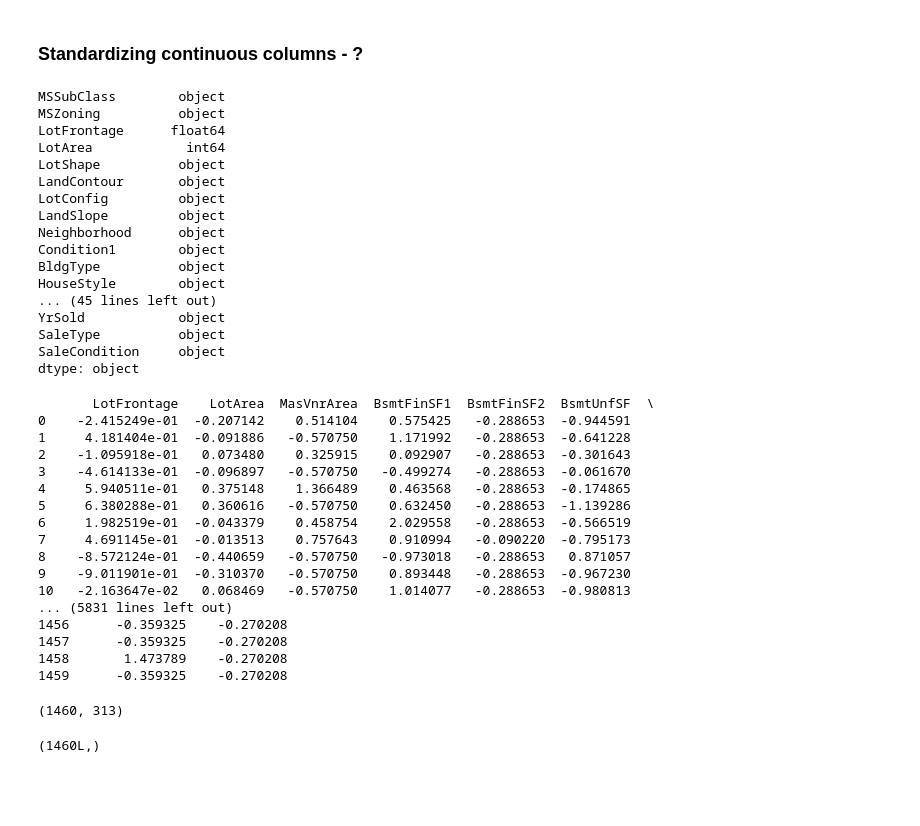
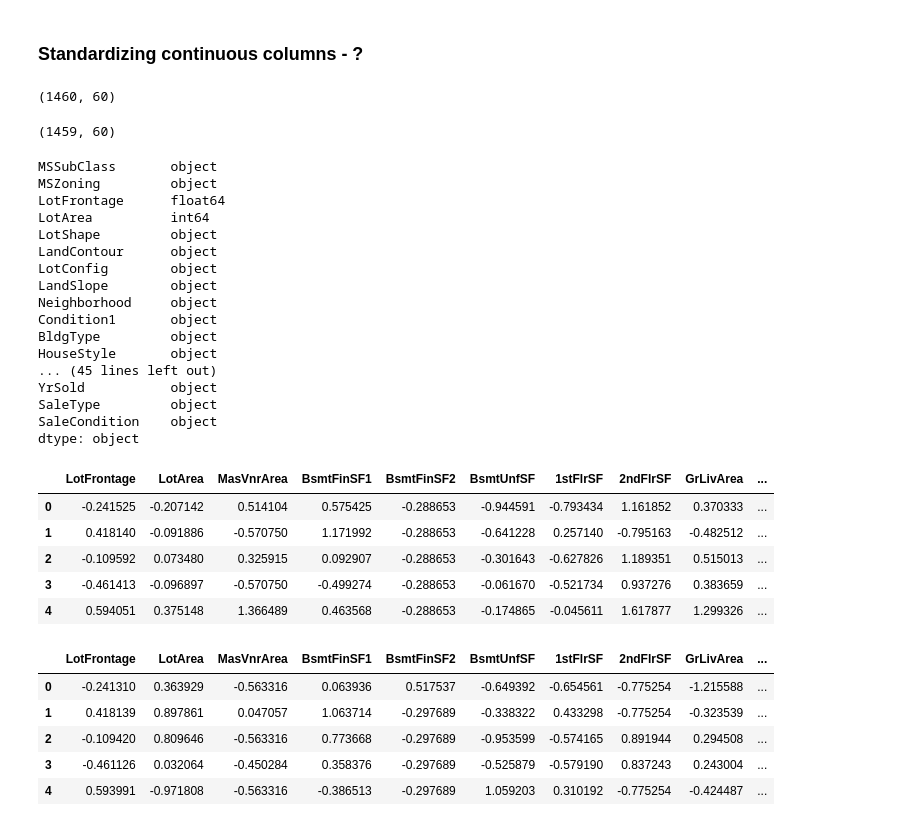
Before and after one commit to MarioJelev/ML, a Jupyter notebook: 6375_HousingPrices/HousePrices-Advanced.ipynb, the cells around one changed output. Drawn from its saved outputs; the diff is of its cells as text; code cells hidden in the pictures; blank space fills up the shorter version.

```diff
--- a/6375_HousingPrices/HousePrices-Advanced.ipynb
+++ b/6375_HousingPrices/HousePrices-Advanced.ipynb
@@ -268,6 +325,11 @@ corr_salePrice(['Neighborhood'])
 # %% [output]
 [figure]
 # %%
+difference = list(set(data['Neighborhood'].unique()) - set(test['Neighborhood'].unique()))
+print ("Difference in neighborhoods between training and test sets: " , difference)
+
+
+
 data['Neighborhood'].value_counts().sort_index(ascending=False)
 neighborhoodMap = {}
 for expN in ['NoRidge','NridgHt','StoneBr']:
@@ -278,6 +340,9 @@ for cheapN in ['Mitchel','NAmes','NPkVill','SWISU','Blueste','Sawyer','OldTown',
     neighborhoodMap[cheapN] = 'CheapN'
 for poorN in ['BrDale','IDOTRR','MeadowV']:
     neighborhoodMap[poorN] = 'PoorN'
+
 data['Neighborhood'] = data['Neighborhood'].map(neighborhoodMap)
+test['Neighborhood'] = test['Neighborhood'].map(neighborhoodMap)
+
 data['Neighborhood'].value_counts().sort_index(ascending=False)
 # %% [output]
@@ -310,7 +376,11 @@ corr_salePrice(['Condition1'])
 # %% [output]
 [figure]
 # %%
+difference = list(set(data['Condition1'].unique()) - set(test['Condition1'].unique()))
+print ("Difference in Condition1 between training and test sets: " , difference)
+
 data['Condition1'].value_counts().sort_index(ascending=False)
+
 conditionMap = {}
 for rrn in ['RRNn','RRNe','RRAn', 'RRAe']:
     conditionMap[rrn] = 'railroad'
@@ -318,6 +388,9 @@ for norm in ['Norm']:
     conditionMap[norm] = 'normal'
 for other in ['PosN','PosA','Feedr', 'Artery']:
     conditionMap[other] = 'other'
+
 data['Condition1'] = data['Condition1'].map(conditionMap)
+test['Condition1'] = test['Condition1'].map(conditionMap)
+
 data['Condition1'].value_counts().sort_index(ascending=False)
 # %% [output]
@@ -340,16 +414,23 @@ corr_salePrice(['HouseStyle'])
 # %% [output]
 [figure]
 # %%
+difference = list(set(data['LotShape'].unique()) - set(test['LotShape'].unique()))
+print ("Difference in LotShape between training and test sets: " , difference)
+
 
 # data.dtypes
 data['LotShape'].value_counts().sort_values()
+
 corr_salePrice(['LotShape'])
 lotMap = {}
 for irreg in ['IR1','IR2','IR3']:
     lotMap[irreg] = 'irregular'
 for reg in ['Reg']:
     lotMap[reg] = 'regular'
+
 data['LotShape'] = data['LotShape'].map(lotMap)
+test['LotShape'] = test['LotShape'].map(lotMap)
+
 data['LotShape'].value_counts().sort_index(ascending=False)
 corr_salePrice(['LotShape'])
 # %% [output]
@@ -364,13 +446,21 @@ Name: LotShape, dtype: int64
 [figure]
 # %%
+difference = list(set(data['LotConfig'].unique()) - set(test['LotConfig'].unique()))
+print ("Difference in LotConfig between training and test sets: " , difference)
+
 data['LotConfig'].value_counts().sort_values()
+
 corr_salePrice(['LotConfig'])
+
 configMap = {}
 for irreg in ['FR2','FR3']:
     configMap[irreg] = 'sideFrontage'
 for reg in ['Inside','Corner', 'CulDSac']:
     configMap[reg] = reg
+
 data['LotConfig'] = data['LotConfig'].map(configMap)
+test['LotConfig'] = test['LotConfig'].map(configMap)
+
 data['LotConfig'].value_counts().sort_index(ascending=False)
 corr_salePrice(['LotConfig'])
 # %% [output]
@@ -420,12 +511,19 @@ Name: OverallCond, dtype: int64
 ### Standardizing continuous columns - ?
 # %%
 data.drop(['SalePrice'], axis = 1, inplace = True)
+data.shape
+test.shape
+# %% [output]
+(1460, 60)
+(1459, 60)
 # %%
 data.dtypes
 from sklearn.preprocessing import StandardScaler
 numCols = [col for col in data.columns if data[col].dtype in ['float64', 'int64']]
-# data[numCols]
 scaler = StandardScaler()
 data[numCols] = scaler.fit_transform(data[numCols])
-data[numCols]
+test[numCols] = scaler.fit_transform(test[numCols])
+
+data[numCols].head()
+test[numCols].head()
 # %% [output]
@@ -448,20 +546,15 @@ SaleCondition     object
 dtype: object
-       LotFrontage    LotArea  MasVnrArea  BsmtFinSF1  BsmtFinSF2  BsmtUnfSF  \
-0    -2.415249e-01  -0.207142    0.514104    0.575425   -0.288653  -0.944591
-1     4.181404e-01  -0.091886   -0.570750    1.171992   -0.288653  -0.641228
-2    -1.095918e-01   0.073480    0.325915    0.092907   -0.288653  -0.301643
-3    -4.614133e-01  -0.096897   -0.570750   -0.499274   -0.288653  -0.061670
-4     5.940511e-01   0.375148    1.366489    0.463568   -0.288653  -0.174865
-5     6.380288e-01   0.360616   -0.570750    0.632450   -0.288653  -1.139286
-6     1.982519e-01  -0.043379    0.458754    2.029558   -0.288653  -0.566519
-7     4.691145e-01  -0.013513    0.757643    0.910994   -0.090220  -0.795173
-8    -8.572124e-01  -0.440659   -0.570750   -0.973018   -0.288653   0.871057
-9    -9.011901e-01  -0.310370   -0.570750    0.893448   -0.288653  -0.967230
-10   -2.163647e-02   0.068469   -0.570750    1.014077   -0.288653  -0.980813
-... (5831 lines left out)
-1456      -0.359325    -0.270208
-1457      -0.359325    -0.270208
-1458       1.473789    -0.270208
-1459      -0.359325    -0.270208
+|  | LotFrontage | LotArea | MasVnrArea | BsmtFinSF1 | BsmtFinSF2 | BsmtUnfSF | 1stFlrSF | 2ndFlrSF | GrLivArea | ... |
+| 0 | -0.241525 | -0.207142 | 0.514104 | 0.575425 | -0.288653 | -0.944591 | -0.793434 | 1.161852 | 0.370333 | ... |
+| 1 | 0.418140 | -0.091886 | -0.570750 | 1.171992 | -0.288653 | -0.641228 | 0.257140 | -0.795163 | -0.482512 | ... |
+| 2 | -0.109592 | 0.073480 | 0.325915 | 0.092907 | -0.288653 | -0.301643 | -0.627826 | 1.189351 | 0.515013 | ... |
+| 3 | -0.461413 | -0.096897 | -0.570750 | -0.499274 | -0.288653 | -0.061670 | -0.521734 | 0.937276 | 0.383659 | ... |
+| 4 | 0.594051 | 0.375148 | 1.366489 | 0.463568 | -0.288653 | -0.174865 | -0.045611 | 1.617877 | 1.299326 | ... |
+|  | LotFrontage | LotArea | MasVnrArea | BsmtFinSF1 | BsmtFinSF2 | BsmtUnfSF | 1stFlrSF | 2ndFlrSF | GrLivArea | ... |
+| 0 | -0.241310 | 0.363929 | -0.563316 | 0.063936 | 0.517537 | -0.649392 | -0.654561 | -0.775254 | -1.215588 | ... |
+| 1 | 0.418139 | 0.897861 | 0.047057 | 1.063714 | -0.297689 | -0.338322 | 0.433298 | -0.775254 | -0.323539 | ... |
+| 2 | -0.109420 | 0.809646 | -0.563316 | 0.773668 | -0.297689 | -0.953599 | -0.574165 | 0.891944 | 0.294508 | ... |
+| 3 | -0.461126 | 0.032064 | -0.450284 | 0.358376 | -0.297689 | -0.525879 | -0.579190 | 0.837243 | 0.243004 | ... |
+| 4 | 0.593991 | -0.971808 | -0.563316 | -0.386513 | -0.297689 | 1.059203 | 0.310192 | -0.775254 | -0.424487 | ... |
 # %%
 data = pd.get_dummies(data)
@@ -468,6 +561,0 @@ data = pd.get_dummies(data)
-# %%
-data.shape
-target.shape
-# %% [output]
-(1460, 313)
-(1460L,)
```
Also changed, not shown: parts of 22 cells of this notebook, 4 other files.
